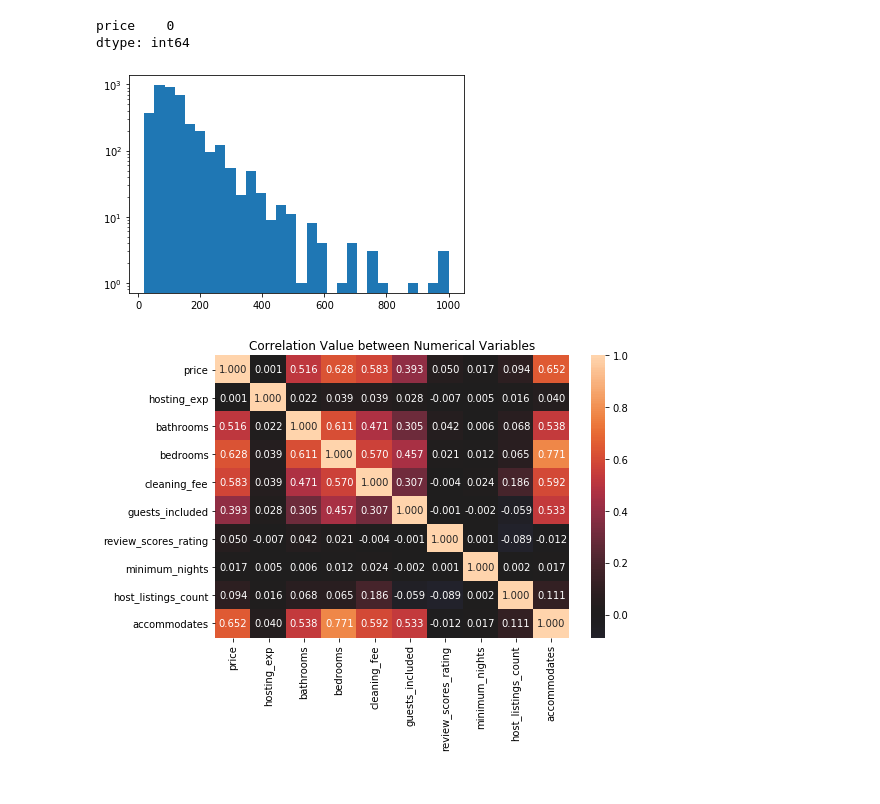
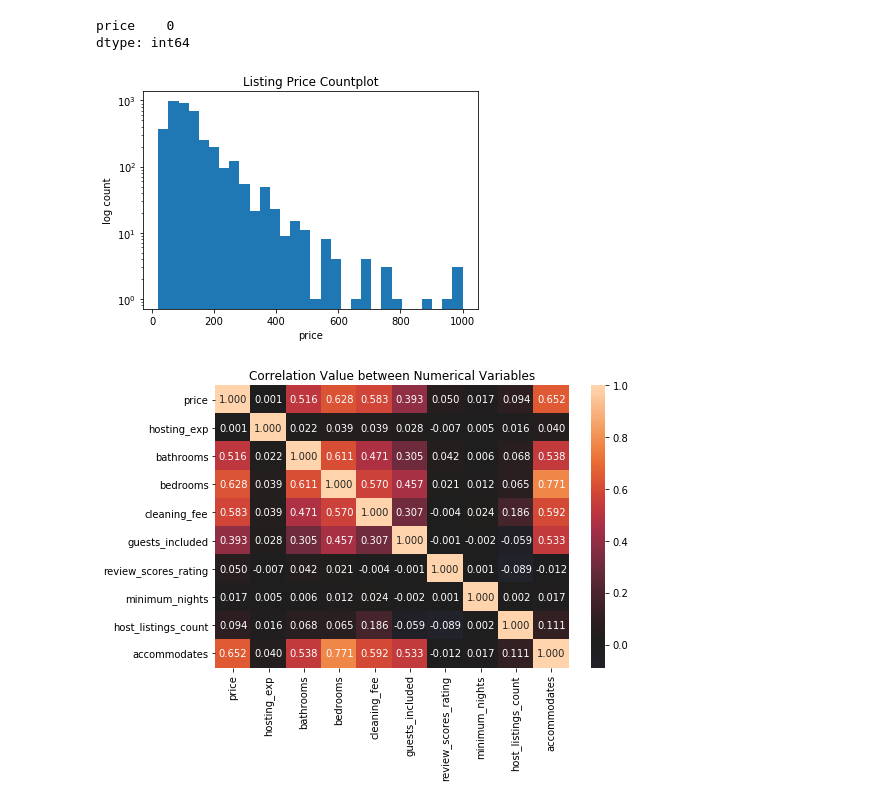
Before and after one commit to satriowputra/Seattle-AirBNB-Data-Blog-Post, a Jupyter notebook: project2-seattle_df-101.ipynb, the cells around one changed output. Drawn from its saved outputs; the diff is of its cells as text; code cells hidden in the pictures.

```diff
--- a/project2-seattle_df-101.ipynb
+++ b/project2-seattle_df-101.ipynb
@@ -453,10 +470,13 @@ listing_df[target_vars].isna().sum()
 price    0
 dtype: int64
 # %%
-plt.hist(data=listing_df, x='price', bins=30);
-plt.yscale('log');
+plt.hist(data=listing_df, x='price', bins=30)
+plt.yscale('log')
+plt.ylabel('log count')
+plt.xlabel('price')
+plt.title('Listing Price Countplot');
 # %% [output]
-[figure, old version]
+[figure, new version]
 # %%
 # Correlation plot of our numerical variables
 plt.figure(figsize = [8, 6])
```
Also changed, not shown: parts of 34 cells of this notebook.
